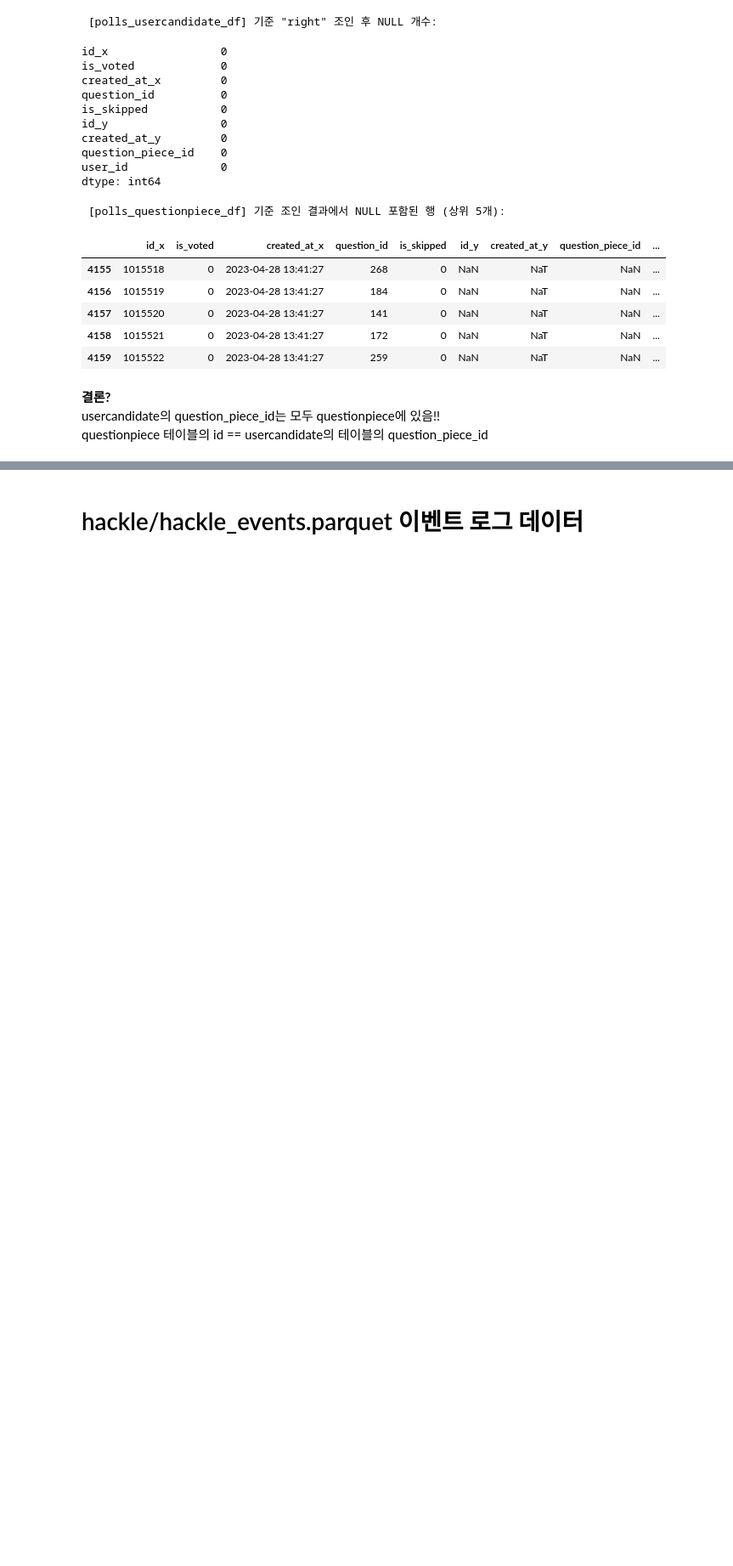
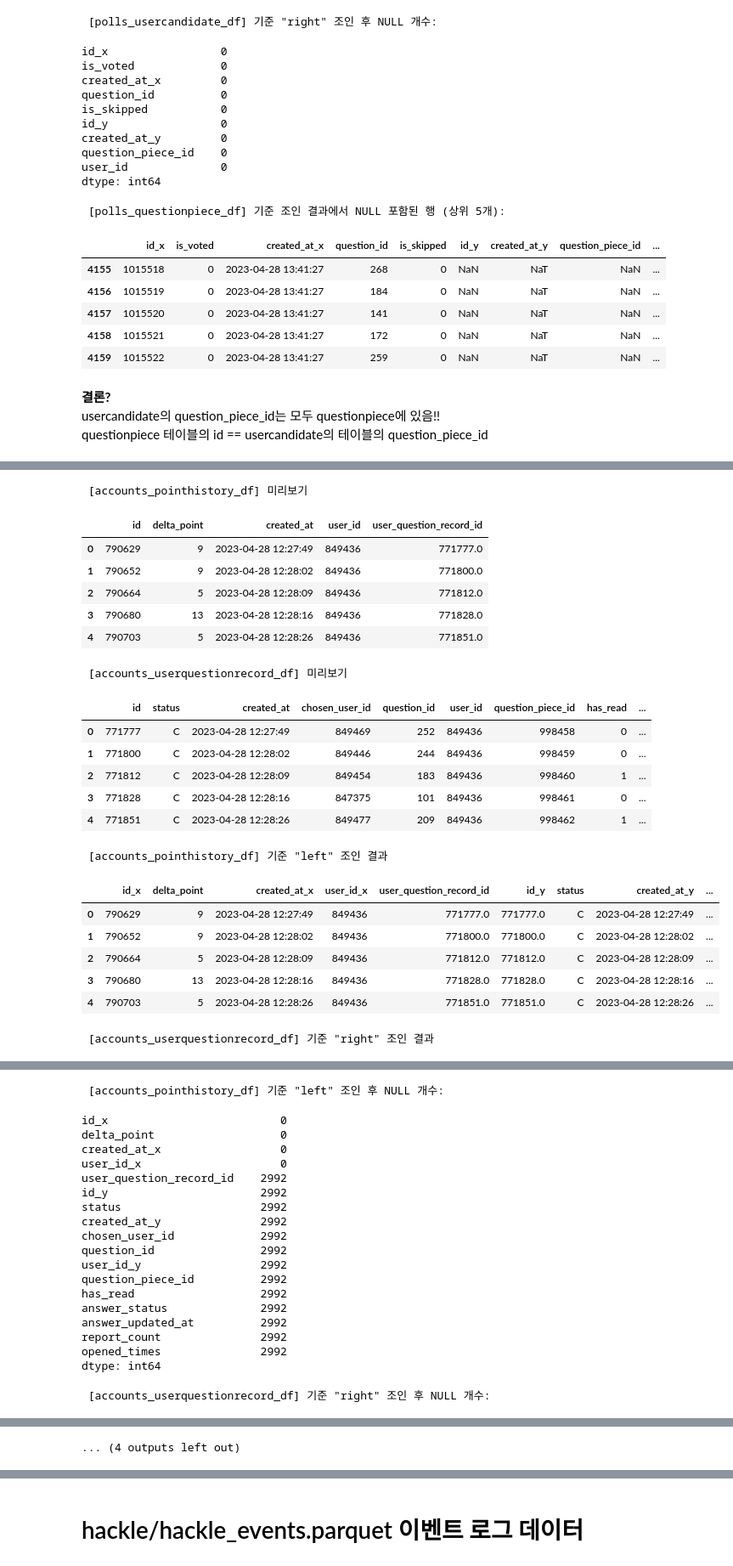
Before and after one commit to seung127/codeit_project, a Jupyter notebook: codeit-project-docker/notebooks/eda.ipynb, the cells around one changed output, grey strips where cells are left out. Shown at 85% size. Cells and saved outputs as stored; diff of their text form; code cells hidden in the pictures; blank space fills up the shorter version.

Commit message:
eda_check_id_relationshiph

```diff
--- a/codeit-project-docker/notebooks/eda.ipynb
+++ b/codeit-project-docker/notebooks/eda.ipynb
@@ -2160,7 +2220,7 @@ check_df[check_df['question_piece_id'] == 73172618]
 # %% [markdown]
 # (id 확인1) question의 id == questionpiece 의 question_id ??
 # %%
-def check_question_id(df1, df2, left_on, right_on, how1, how2, df1_name='df1', df2_name='df2'):
+def check_id(df1, df2, left_on, right_on, how1, how2, df1_name='df1', df2_name='df2'):
 
     # 형태확인
     print(f'\n [{df1_name}] 미리보기')
@@ -2199,4 +2259,7 @@ def check_question_id(df1, df2, left_on, right_on, how1, how2, df1_name='df1', d
         print(f'\n [{df2_name}] 기준 조인 결과에서 NULL 포함된 행 (상위 5개):')
         cols_with_null_2 = null_counts2[null_counts2 > 0].index
         display(merged_df2_df1[merged_df2_df1[cols_with_null_2].isnull().any(axis=1)].head())
+
+    # 병합 결과 리턴
+    return merged_df1_df2, merged_df2_df1
 # %%
@@ -2429,0 +2641,34 @@ questionpiece 테이블의 id == usercandidate의 테이블의 question_piece_id
+# %%
+left_df, right_df = check_id(
+    accounts_pointhistory_df,
+    accounts_userquestionrecord_df,
+    left_on='user_question_record_id',
+    right_on='id',
+    how1='left',
+    how2='right',
+    df1_name='accounts_pointhistory_df',
+    df2_name='accounts_userquestionrecord_df'
+);
+# %% [output]
+ [accounts_pointhistory_df] 미리보기
+|  | id | delta_point | created_at | user_id | user_question_record_id |
+| 0 | 790629 | 9 | 2023-04-28 12:27:49 | 849436 | 771777.0 |
+| 1 | 790652 | 9 | 2023-04-28 12:28:02 | 849436 | 771800.0 |
+| 2 | 790664 | 5 | 2023-04-28 12:28:09 | 849436 | 771812.0 |
+| 3 | 790680 | 13 | 2023-04-28 12:28:16 | 849436 | 771828.0 |
+| 4 | 790703 | 5 | 2023-04-28 12:28:26 | 849436 | 771851.0 |
+ [accounts_userquestionrecord_df] 미리보기
+|  | id | status | created_at | chosen_user_id | question_id | user_id | question_piece_id | has_read | ... |
+| 0 | 771777 | C | 2023-04-28 12:27:49 | 849469 | 252 | 849436 | 998458 | 0 | ... |
+| 1 | 771800 | C | 2023-04-28 12:28:02 | 849446 | 244 | 849436 | 998459 | 0 | ... |
+| 2 | 771812 | C | 2023-04-28 12:28:09 | 849454 | 183 | 849436 | 998460 | 1 | ... |
+| 3 | 771828 | C | 2023-04-28 12:28:16 | 847375 | 101 | 849436 | 998461 | 0 | ... |
+| 4 | 771851 | C | 2023-04-28 12:28:26 | 849477 | 209 | 849436 | 998462 | 1 | ... |
+ [accounts_pointhistory_df] 기준 "left" 조인 결과
+|  | id_x | delta_point | created_at_x | user_id_x | user_question_record_id | id_y | status | created_at_y | ... |
+| 0 | 790629 | 9 | 2023-04-28 12:27:49 | 849436 | 771777.0 | 771777.0 | C | 2023-04-28 12:27:49 | ... |
+| 1 | 790652 | 9 | 2023-04-28 12:28:02 | 849436 | 771800.0 | 771800.0 | C | 2023-04-28 12:28:02 | ... |
+| 2 | 790664 | 5 | 2023-04-28 12:28:09 | 849436 | 771812.0 | 771812.0 | C | 2023-04-28 12:28:09 | ... |
+| 3 | 790680 | 13 | 2023-04-28 12:28:16 | 849436 | 771828.0 | 771828.0 | C | 2023-04-28 12:28:16 | ... |
+| 4 | 790703 | 5 | 2023-04-28 12:28:26 | 849436 | 771851.0 | 771851.0 | C | 2023-04-28 12:28:26 | ... |
+ [accounts_userquestionrecord_df] 기준 "right" 조인 결과
@@ -2429,0 +2681,20 @@ questionpiece 테이블의 id == usercandidate의 테이블의 question_piece_id
+ [accounts_pointhistory_df] 기준 "left" 조인 후 NULL 개수:
+id_x                          0
+delta_point                   0
+created_at_x                  0
+user_id_x                     0
+user_question_record_id    2992
+id_y                       2992
+status                     2992
+created_at_y               2992
+chosen_user_id             2992
+question_id                2992
+user_id_y                  2992
+question_piece_id          2992
+has_read                   2992
+answer_status              2992
+answer_updated_at          2992
+report_count               2992
+opened_times               2992
+dtype: int64
+ [accounts_userquestionrecord_df] 기준 "right" 조인 후 NULL 개수:
@@ -2429,0 +2719 @@ questionpiece 테이블의 id == usercandidate의 테이블의 question_piece_id
+... (4 outputs left out)
```
Also changed, not shown: parts of 23 cells of this notebook.
